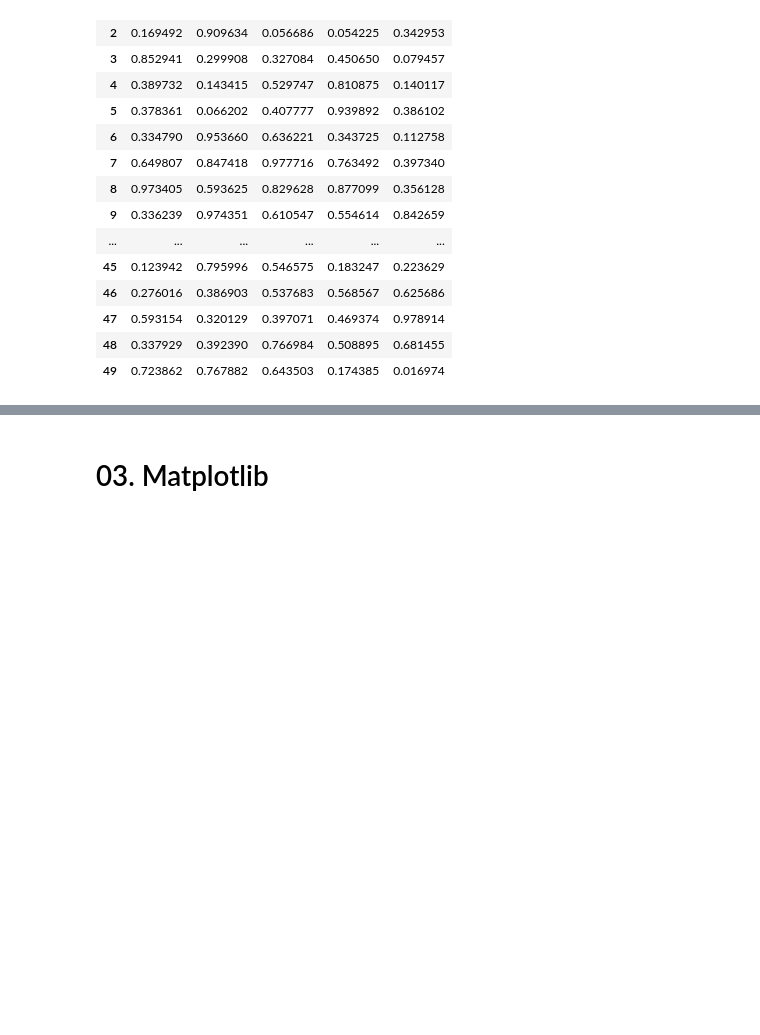
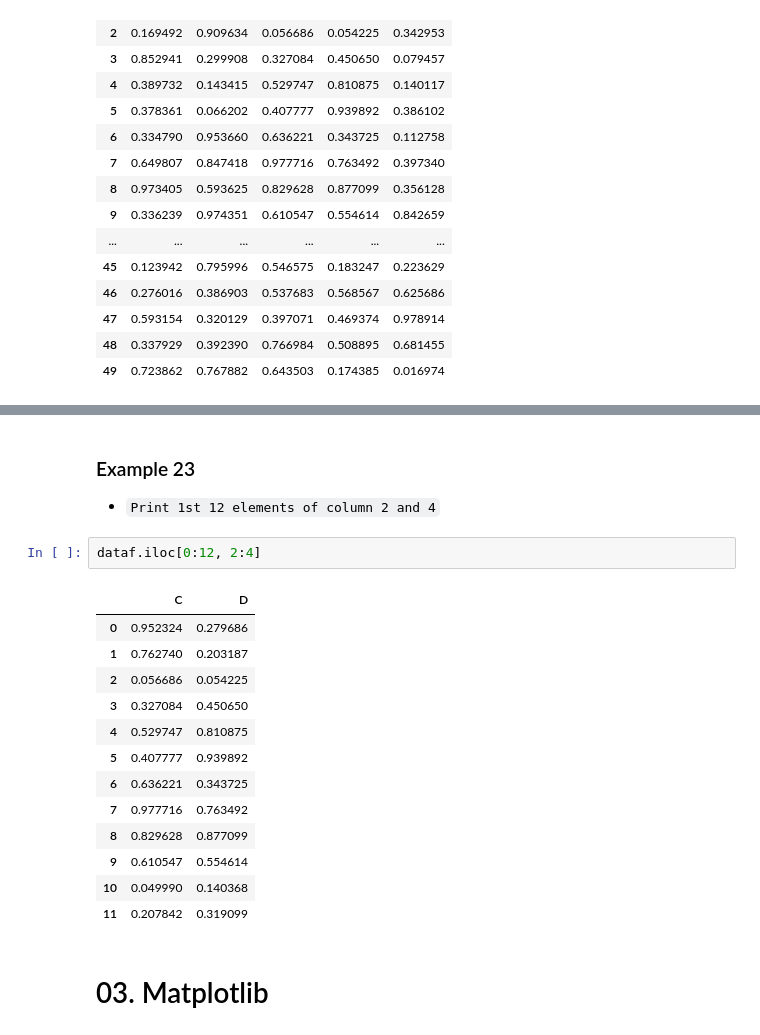
Before and after one commit to ZiaUrRehman-bit/Python-Course-For-Biginners, a Jupyter notebook: 02 Numpy Pandas Matplotlib.ipynb, the cells around one changed output, grey strips where cells are left out. Drawn from its saved outputs; the diff is of its cells as text; blank space fills up the shorter version.

```diff
--- a/02 Numpy Pandas Matplotlib.ipynb
+++ b/02 Numpy Pandas Matplotlib.ipynb
@@ -1019,2 +1097,21 @@ dataf
+# %% [markdown]
+### Example 23
+- `Print 1st 12 elements of column 2 and 4`
+# %%
+dataf.iloc[0:12, 2:4]
+# %% [output]
+|  | C | D |
+| 0 | 0.952324 | 0.279686 |
+| 1 | 0.762740 | 0.203187 |
+| 2 | 0.056686 | 0.054225 |
+| 3 | 0.327084 | 0.450650 |
+| 4 | 0.529747 | 0.810875 |
+| 5 | 0.407777 | 0.939892 |
+| 6 | 0.636221 | 0.343725 |
+| 7 | 0.977716 | 0.763492 |
+| 8 | 0.829628 | 0.877099 |
+| 9 | 0.610547 | 0.554614 |
+| 10 | 0.049990 | 0.140368 |
+| 11 | 0.207842 | 0.319099 |
 # %% [markdown]
 # 03. Matplotlib
```
Also changed, not shown: parts of 7 cells of this notebook.
